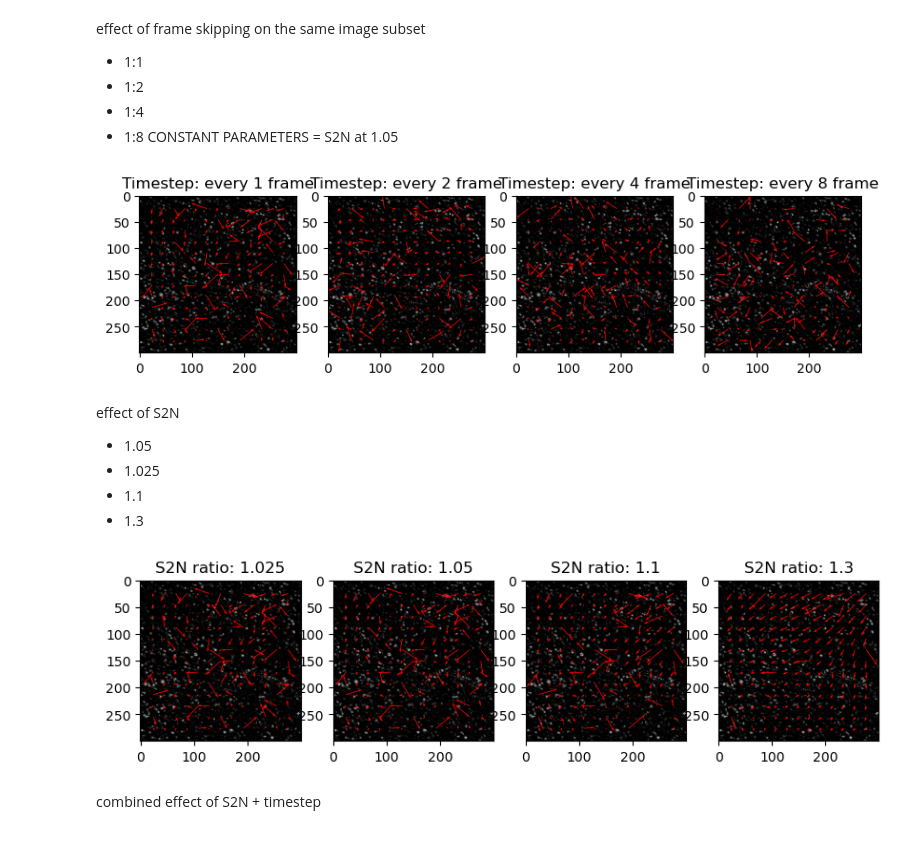
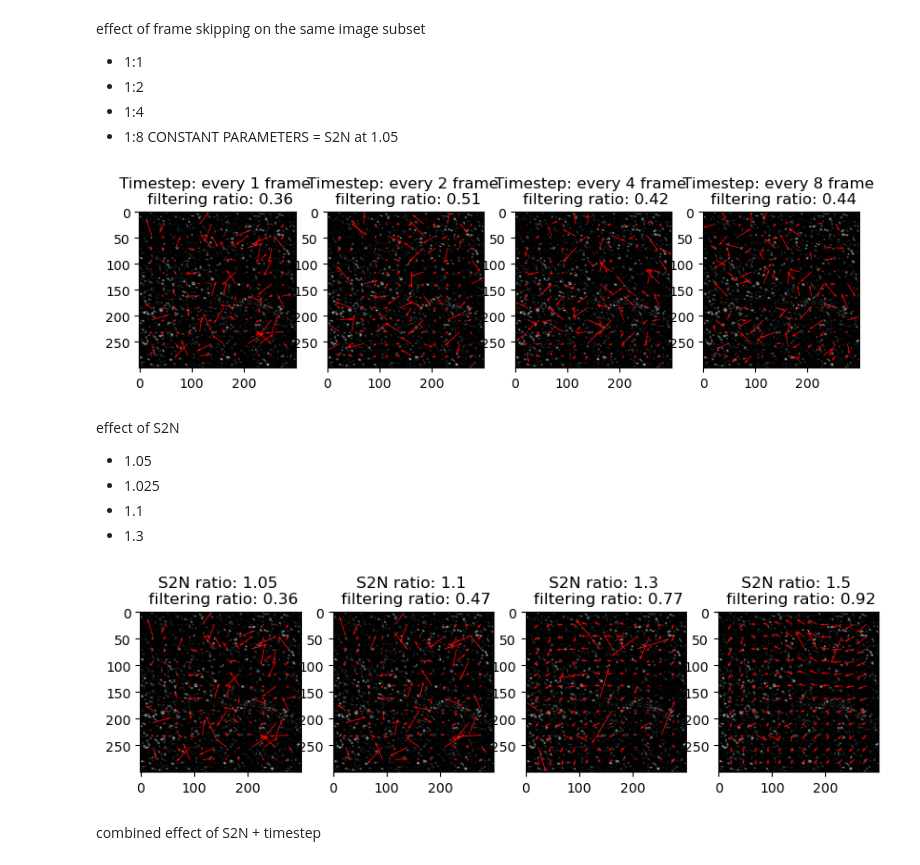
Before and after one commit to taryaksama/data-science, a Jupyter notebook: PIV/main.ipynb, the cells around one changed output. Drawn from its saved outputs; the diff is of its cells as text; code cells hidden in the pictures.

```diff
--- a/PIV/main.ipynb
+++ b/PIV/main.ipynb
@@ -61,7 +89,7 @@ check if piv_image2image is working
 frame_a = adjust_contrast(test_movie[0,:,:])
 frame_b = adjust_contrast(test_movie[1,:,:])
 
-x, y, u, v = piv_image2image(
+x, y, u, v, filtering_ratio = piv_image2image(
     frame_a,
     frame_b,
     WINDSIZE,
@@ -71,12 +99,18 @@ x, y, u, v = piv_image2image(
     PX2UM,
     S2N_THRESHOLD)
 
-# Plot
-fig, ax = plt.subplots(1, 3, figsize=(10, 10))
-ax[0].imshow(frame_a, cmap='gray')
-ax[1].imshow(frame_b, cmap='gray')
-ax[2].quiver(x, y, u, v, color='r')
-ax[2].set_aspect('equal')
+def update(frame_index):
+    fig, ax = plt.subplots(1, 2, figsize=(10, 10))
+    if frame_index == 0:
+        ax[0].imshow(frame_a, cmap='gray')
+    else:
+        ax[0].imshow(frame_b, cmap='gray')
 
-plt.show()
+    ax[1].quiver(x*PX2UM, y*PX2UM, u, v, color='r')
+    ax[1].set_aspect('equal')
+    plt.show()
+
+interact(update, frame_index=(0, 1))
+
+print(f'Filtering ratio: {filtering_ratio:.2f}')
 # %% [output]
@@ -96,20 +131,20 @@ frame_b = adjust_contrast(test_movie[1,:,:])
 
 fig, ax = plt.subplots(1, len(test_windsize), figsize=(10, 10))
 for index, value in enumerate(test_windsize):
-    x, y, u, v = piv_image2image(
+    x, y, u, v, filtering_ratio = piv_image2image(
         frame_a,
         frame_b,
         value,
         math.ceil(value * 1.2),
-        math.ceil(value / 2),
+        math.ceil(value * 0.5),
         DT,
         PX2UM,
         S2N_THRESHOLD)
 
     # Plot
     ax[index].imshow(frame_a, cmap='gray')
-    ax[index].quiver(x, y, u, v, color='r')
-    ax[index].set_title(f'Windsize: {value}')
+    ax[index].quiver(x*PX2UM, y*PX2UM, u, v, color='r')
+    ax[index].set_title(f'Windsize: {value} \n filtering ratio: {filtering_ratio:.2f}')
 
 plt.show()
 # %% [output]
@@ -132,7 +164,7 @@ fig, ax = plt.subplots(1, len(test_dt), figsize=(10, 10))
 for index, value in enumerate(test_dt):
     frame_b = adjust_contrast(test_movie[0+value,:,:])
 
-    x, y, u, v = piv_image2image(
+    x, y, u, v, filtering_ratio = piv_image2image(
         frame_a,
         frame_b,
         WINDSIZE,
@@ -144,12 +176,12 @@ for index, value in enumerate(test_dt):
 
     # Plot
     ax[index].imshow(frame_a, cmap='gray')
-    ax[index].quiver(x, y, u, v, color='r')
-    ax[index].set_title(f'Timestep: every {value} frame')
+    ax[index].quiver(x*PX2UM, y*PX2UM, u, v, color='r')
+    ax[index].set_title(f'Timestep: every {value} frame \n filtering ratio: {filtering_ratio:.2f}')
 
 plt.show()
 # %% [output]
-[figure, old version]
+[figure, new version]
 # %% [markdown]
 effect of S2N
 - 1.05
@@ -157,30 +189,30 @@ effect of S2N
 - 1.1
 - 1.3
 # %%
-test_s2n = [1.025, 1.05, 1.1, 1.3]
+test_s2n = [1.05, 1.1, 1.3, 1.5]
 frame_a = adjust_contrast(test_movie[0,:,:])
 frame_b = adjust_contrast(test_movie[1,:,:])
 
 fig, ax = plt.subplots(1, len(test_s2n), figsize=(10, 10))
 for index, value in enumerate(test_s2n):
-    x, y, u, v = piv_image2image(
+    x, y, u, v, filtering_ratio = piv_image2image(
         frame_a,
         frame_b,
         WINDSIZE,
         SEARCHSIZE,
         OVERLAP,
         DT,
         PX2UM,
         value)
 
     # Plot
     ax[index].imshow(frame_a, cmap='gray')
-    ax[index].quiver(x, y, u, v, color='r')
-    ax[index].set_title(f'S2N ratio: {value}')
+    ax[index].quiver(x*PX2UM, y*PX2UM, u, v, color='r')
+    ax[index].set_title(f'S2N ratio: {value} \n filtering ratio: {filtering_ratio:.2f}')
 
 plt.show()
 # %% [output]
-[figure, old version]
+[figure, new version]
 # %% [markdown]
 combined effect of S2N + timestep
 # %%
```
Also changed, not shown: parts of 15 cells of this notebook, 5 other files.
